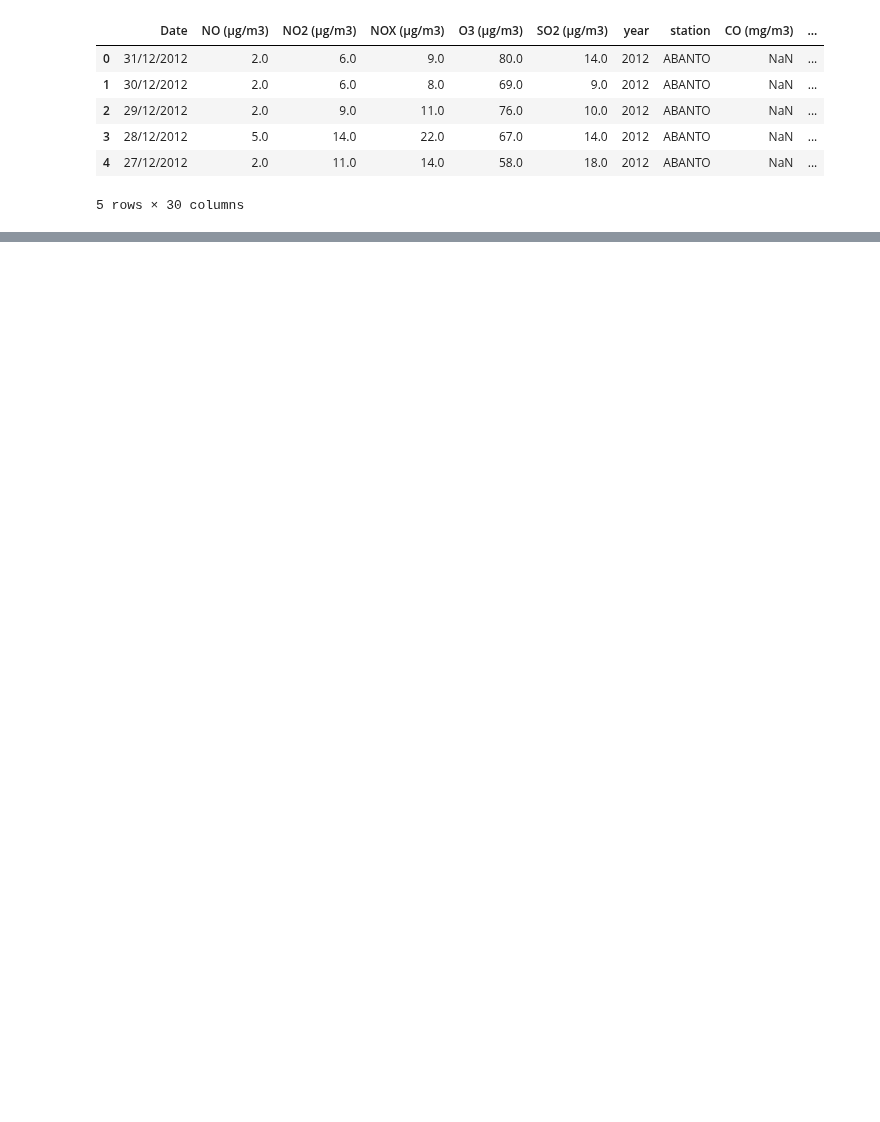
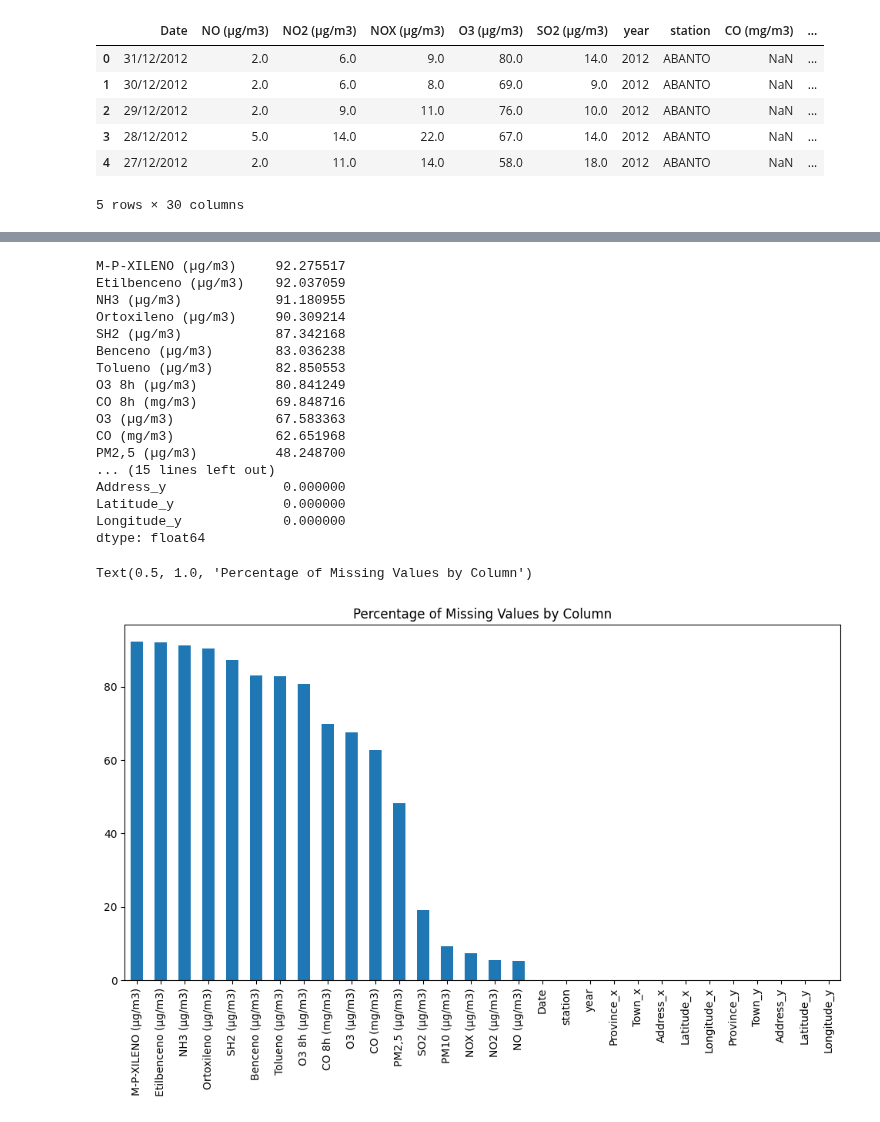
Before and after one commit to armanghazi/AI-Based-Smart-City-Air-Quality-Monitoring-and-Forecasting-System-for-Greater-Bilbao, a Jupyter notebook: notebooks/02_data_cleaning.ipynb, the cells around one changed output, grey strips where cells are left out. Drawn from its saved outputs; the diff is of its cells as text; code cells hidden in the pictures; blank space fills up the shorter version.

```diff
--- a/notebooks/02_data_cleaning.ipynb
+++ b/notebooks/02_data_cleaning.ipynb
@@ -14,3 +14,6 @@ df.head()
 | 3 | 28/12/2012 | 5.0 | 14.0 | 22.0 | 67.0 | 14.0 | 2012 | ABANTO | NaN | ... |
 | 4 | 27/12/2012 | 2.0 | 11.0 | 14.0 | 58.0 | 18.0 | 2012 | ABANTO | NaN | ... |
 5 rows × 30 columns
+# %%
+df["Date"] = pd.to_datetime(df["Date"])
+df.info()
@@ -16,0 +92,3 @@ df.head()
+# %%
+df = df[(df["station"] != "SAN_JULIAN") & (df["station"] != "ANDOAIN")& (df["station"] != "ANORGA")]
+df.head()
@@ -16,0 +161,23 @@ df.head()
+# %%
+# Convert numeric columns that are stored as objects to numeric types, handling commas as decimal separators
+
+df = df.copy()
+
+numeric_object_cols = [
+    "NO (µg/m3)", "CO (mg/m3)", "Benceno (µg/m3)", "Ortoxileno (µg/m3)",
+    "Tolueno (µg/m3)", "M-P-XILENO (µg/m3)", "CO 8h (mg/m3)", "Etilbenceno (µg/m3)"
+]
+
+for col in numeric_object_cols:
+    # مرحله ۱: اطمینان از اینکه ستون object است
+    df[col] = df[col].astype("object")
+
+    # مرحله ۲: تبدیل امن
+    df[col] = (
+        df[col]
+        .astype(str)
+        .str.replace(",", ".", regex=False)
+        .pipe(pd.to_numeric, errors="coerce")
+    )
+
+df.info()
@@ -16,0 +202,25 @@ df.head()
+# %%
+missing_percent = df.isna().mean().sort_values(ascending=False) * 100
+print (missing_percent)
+missing_percent.plot(kind="bar", figsize=(12, 6))
+plt.title("Percentage of Missing Values by Column")
+# %% [output]
+M-P-XILENO (µg/m3)     92.275517
+Etilbenceno (µg/m3)    92.037059
+NH3 (µg/m3)            91.180955
+Ortoxileno (µg/m3)     90.309214
+SH2 (µg/m3)            87.342168
+Benceno (µg/m3)        83.036238
+Tolueno (µg/m3)        82.850553
+O3 8h (µg/m3)          80.841249
+CO 8h (mg/m3)          69.848716
+O3 (µg/m3)             67.583363
+CO (mg/m3)             62.651968
+PM2,5 (µg/m3)          48.248700
+... (15 lines left out)
+Address_y               0.000000
+Latitude_y              0.000000
+Longitude_y             0.000000
+dtype: float64
+Text(0.5, 1.0, 'Percentage of Missing Values by Column')
+[figure, added]
```
Also changed, not shown: parts of 58 cells of this notebook, 1 other file.
